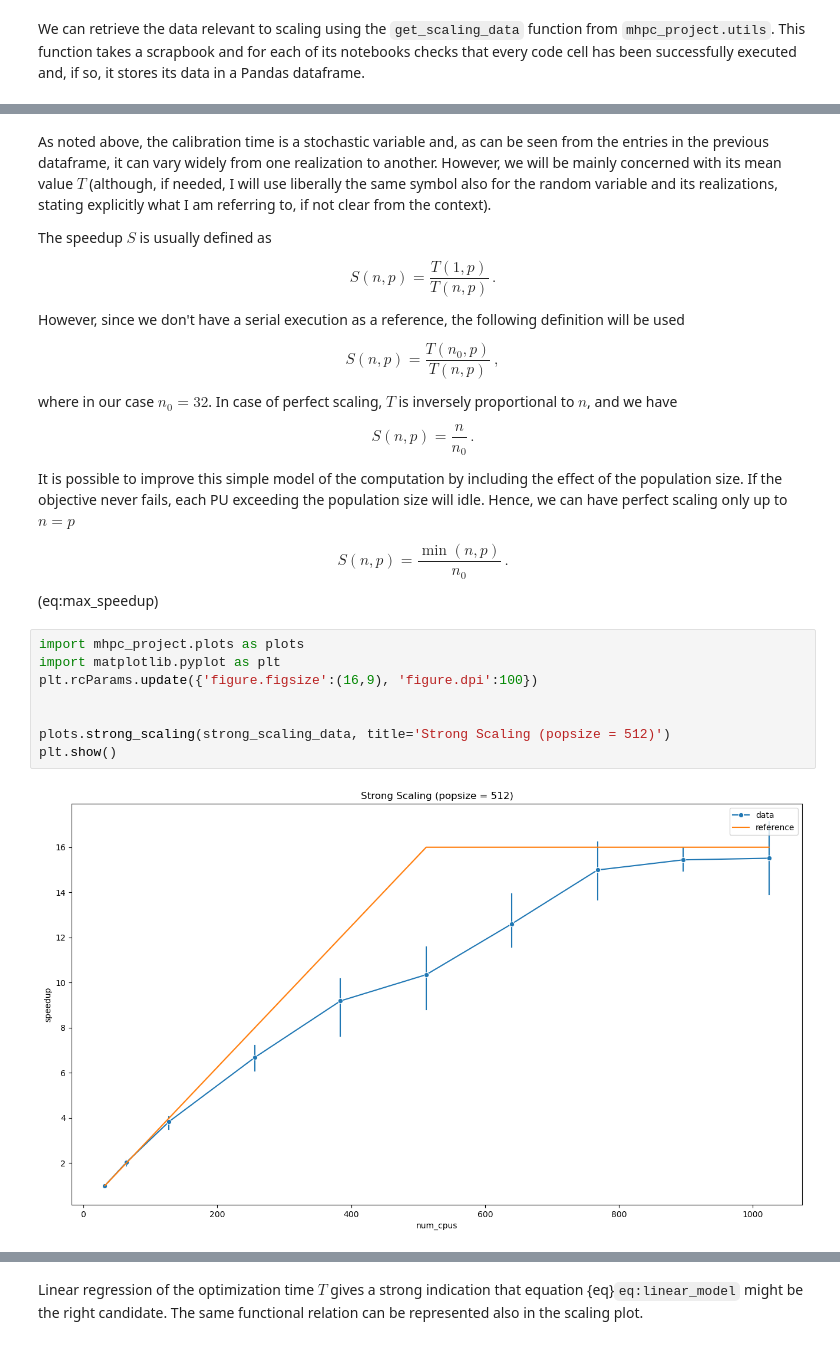
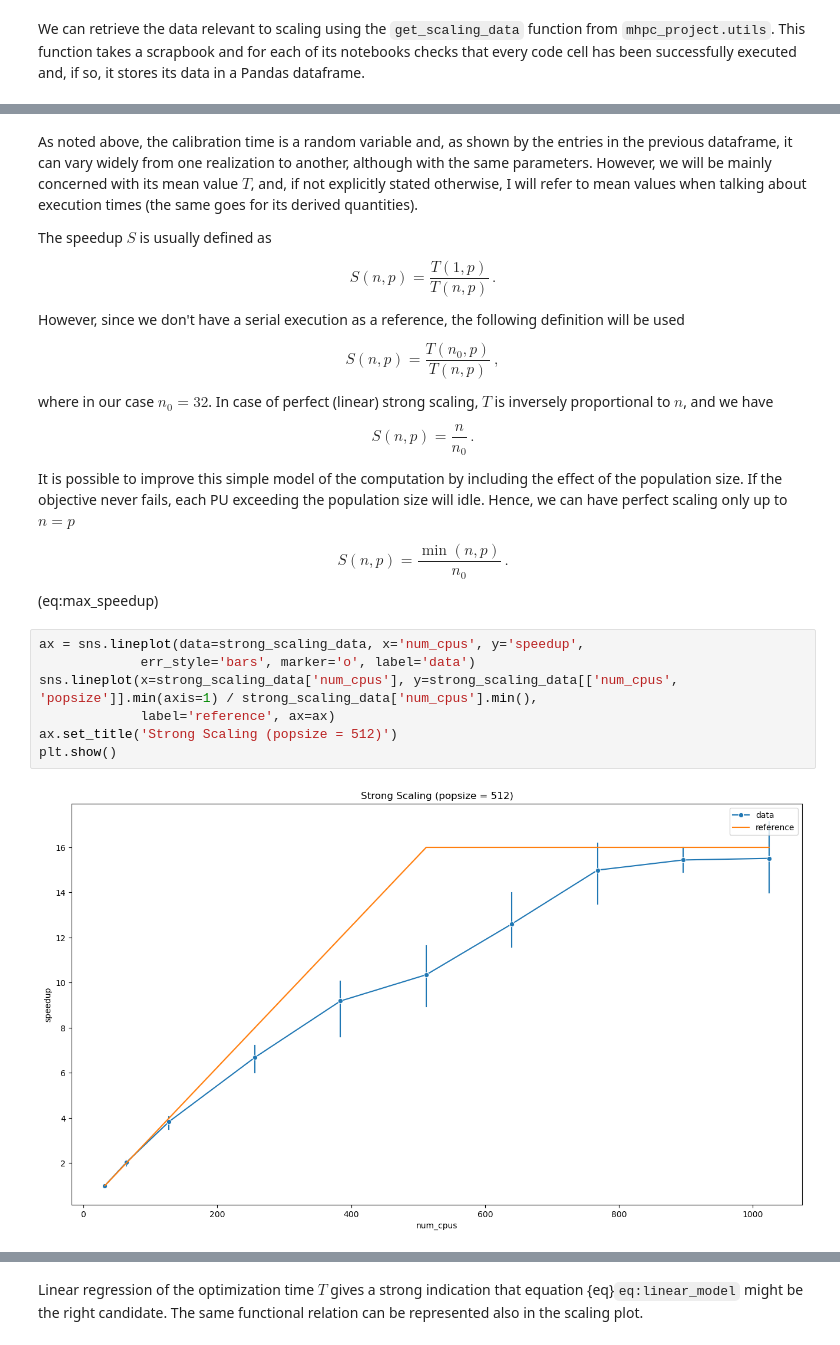
Before and after one commit to stefanocampanella/MHPC-project, a Jupyter notebook: notebooks/scaling.ipynb, the cells around one changed output, grey strips where cells are left out. Saved outputs shown, nothing was run; the diff lists cells and outputs as text.

```diff
--- a/notebooks/scaling.ipynb
+++ b/notebooks/scaling.ipynb
@@ -42,5 +52,5 @@ strong_scaling_data
 # %% [markdown]
-As noted above, the calibration time is a stochastic variable and, as can be seen from the entries in the previous dataframe, it can vary widely from one realization to another. However, we will be mainly concerned with its mean value $T$ (although, if needed, I will use liberally the same symbol also for the random variable and its realizations, stating explicitly what I am referring to, if not clear from the context).
+As noted above, the calibration time is a random variable and, as shown by the entries in the previous dataframe, it can vary widely from one realization to another, although with the same parameters. However, we will be mainly concerned with its mean value $T$, and, if not explicitly stated otherwise, I will refer to mean values when talking about execution times (the same goes for its derived quantities).
 
 The speedup $S$ is usually defined as
 
@@ -50,21 +60,20 @@ However, since we don't have a serial execution as a reference, the following de
 
 $$ S(n, p) = \frac{T(n_0, p)}{T(n, p)} \, ,$$
 
-where in our case $n_0 = 32$. In case of perfect scaling, $T$ is inversely proportional to $n$, and we have
+where in our case $n_0 = 32$. In case of perfect (linear) strong scaling, $T$ is inversely proportional to $n$, and we have
 
 $$ S(n, p) = \frac{n}{n_0} \, .$$
 
 It is possible to improve this simple model of the computation by including the effect of the population size. If the objective never fails, each PU exceeding the population size will idle. Hence, we can have perfect scaling only up to $n = p$
 
 $$ S(n, p) = \frac{\min(n, p)}{n_0} \, . $$ (eq:max_speedup)
-# %%
-import mhpc_project.plots as plots
-import matplotlib.pyplot as plt
-plt.rcParams.update({'figure.figsize':(16,9), 'figure.dpi':100})
-
-
-plots.strong_scaling(strong_scaling_data, title='Strong Scaling (popsize = 512)')
-plt.show()
-# %% [output]
-[figure, removed]
+# %%
+ax = sns.lineplot(data=strong_scaling_data, x='num_cpus', y='speedup',
+             err_style='bars', marker='o', label='data')
+sns.lineplot(x=strong_scaling_data['num_cpus'], y=strong_scaling_data[['num_cpus', 'popsize']].min(axis=1) / strong_scaling_data['num_cpus'].min(),
+             label='reference', ax=ax)
+ax.set_title('Strong Scaling (popsize = 512)')
+plt.show()
+# %% [output]
+[figure, added]
 # %% [markdown]
```
Also changed, not shown: parts of 43 cells of this notebook, 1 other file.
